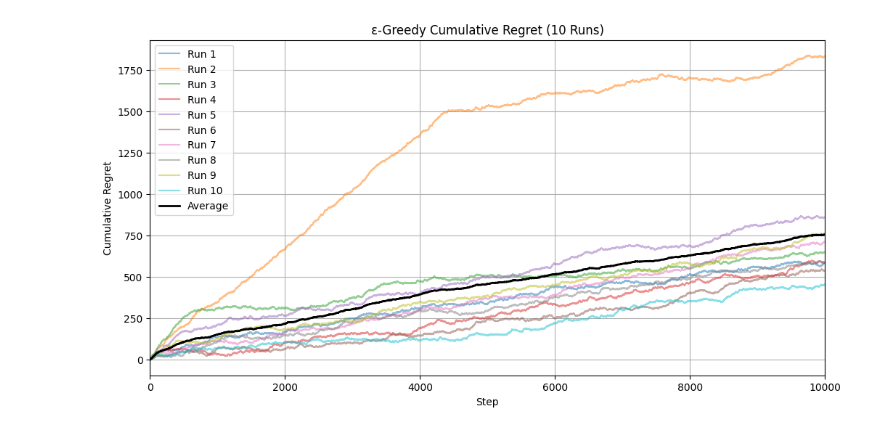
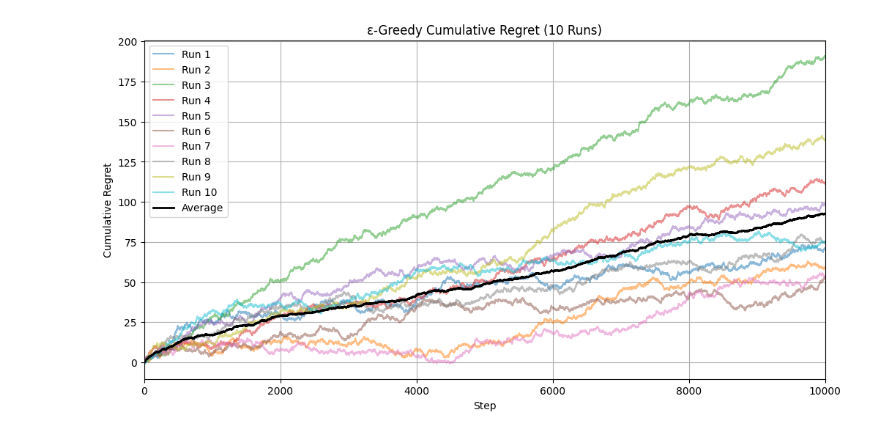
Before and after one commit to zhtinist/PACSOY-502008-Multi-armed-Bandit-Algorithms, a Jupyter notebook: epsilongreedy.ipynb, the cells around one changed output. Cells and saved outputs as stored; diff of their text form; code cells hidden in the pictures.

```diff
--- a/epsilongreedy.ipynb
+++ b/epsilongreedy.ipynb
@@ -4,25 +4,15 @@ import numpy as np
 import pandas as pd
 import matplotlib.pyplot as plt
 import time
-
-# Load data
-ratings = pd.read_csv('ratings.dat', sep='::', engine='python', names=['UserID', 'MovieID', 'Rating', 'Timestamp'])
-movies = pd.read_csv('movies.dat', sep='::', engine='python', names=['MovieID', 'Title', 'Genres'], encoding='latin-1')
-
-# Extract the primary genre for each movie
-movies['PrimaryGenre'] = movies['Genres'].str.split('|').str[0]
-
-# Merge ratings and movies datasets
-merged_data = pd.merge(ratings, movies, on='MovieID')
-
-# Select Rating and PrimaryGenre columns
-rating_genres_data = merged_data[['Rating', 'PrimaryGenre']]
-
-# Get all unique genres
-unique_genres = rating_genres_data['PrimaryGenre'].unique()
-
-# Group by genres and create a dictionary to store ratings for each genre
-genre_ratings = {genre: rating_genres_data[rating_genres_data['PrimaryGenre'] == genre]['Rating'].tolist() for genre in unique_genres}
+import json
+import os
+# Load preprocessed data
+def load_preprocessed_data(save_path = "./save"):
+    with open(os.path.join(save_path, "arms.json"), "r") as f:
+        arms = json.load(f)
+    with open(os.path.join(save_path, "rewards.json"), "r") as f:
+        rewards = json.load(f)
+    return arms, rewards
 
 # ε-Greedy strategy
 def epsilon_greedy(K, n, reward_lists, epsilon=0.1):
@@ -60,39 +50,42 @@ def epsilon_greedy(K, n, reward_lists, epsilon=0.1):
 
     return cumulative_regrets
 
+# Load preprocessed data
+arms, rewards = load_preprocessed_data()
+reward_lists = list(rewards.values())  # Use preprocessed rewards
+K = len(arms)  # Number of arms (genres)
+
 # Example parameters
-K = len(unique_genres)  # Number of arms (primary genres)
 n = 10000  # Total time steps
-reward_lists = list(genre_ratings.values())  # Use all genres' ratings as reward lists
 
 # Run ε-Greedy algorithm ten times
 epsilon = 0.1  # Exploration probability
 num_runs = 10
 all_cumulative_regrets = np.zeros((num_runs, n))
 
 for run in range(num_runs):
     cumulative_regrets = epsilon_greedy(K, n, reward_lists, epsilon)
     all_cumulative_regrets[run, :] = cumulative_regrets
 
 # Calculate average cumulative regret
 mean_cumulative_regrets = np.mean(all_cumulative_regrets, axis=0)
 
 # Plot cumulative regrets for each run and the average
 plt.figure(figsize=(12, 6))
 
 # Plot each run
 for run in range(num_runs):
     plt.plot(all_cumulative_regrets[run, :], label=f'Run {run + 1}', alpha=0.5)
 
 # Plot average cumulative regret
 plt.plot(mean_cumulative_regrets, label='Average', color='black', linewidth=2)
 
 plt.title('ε-Greedy Cumulative Regret (10 Runs)')
 plt.xlabel("Step")
 plt.ylabel("Cumulative Regret")
 plt.xlim(0, n)
 plt.legend()
 plt.grid(True)
 plt.show()
 # %% [output]
-[figure, old version]
+[figure, new version]
```
Also changed, not shown: 12 other files.
